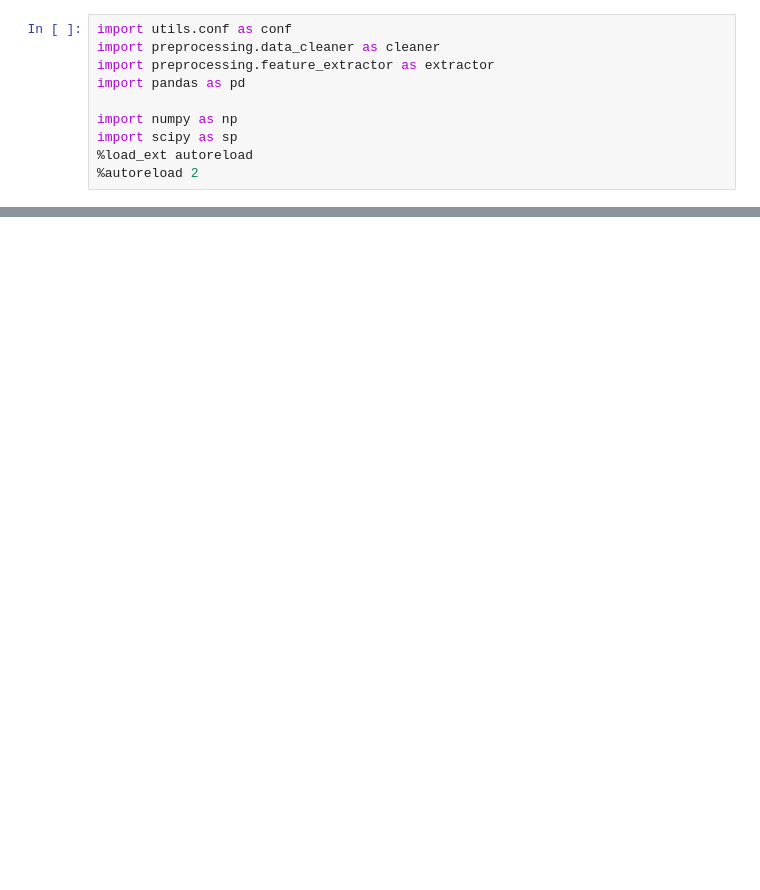
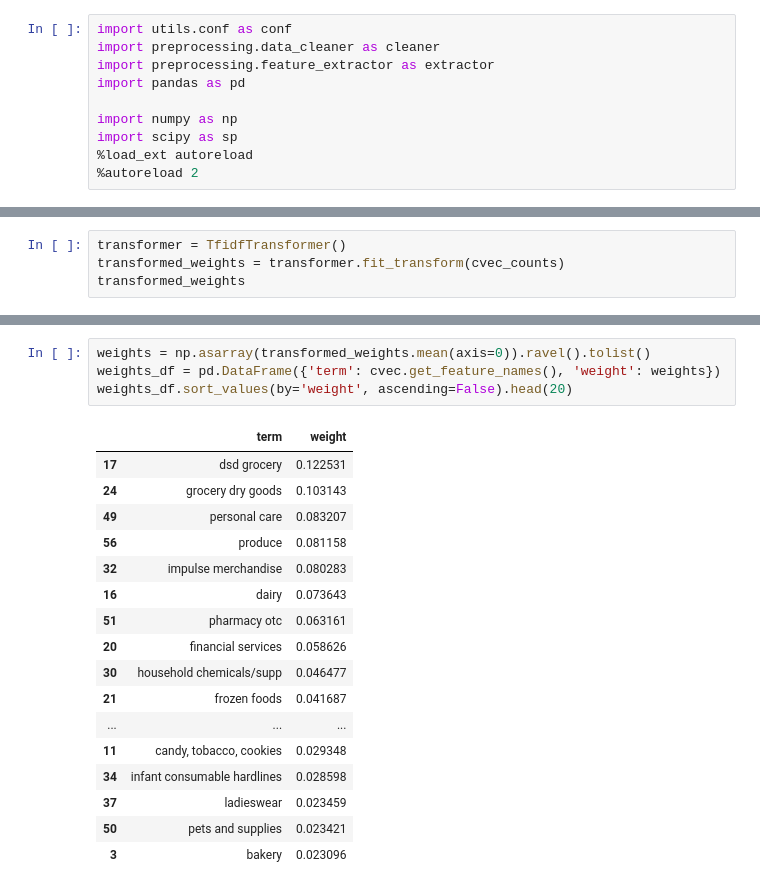
Before and after one commit to qianteng/JQXXXX, a Jupyter notebook: kaggle/modelers/wh/codebase/test_deck3.ipynb, the cells around one changed output, grey strips where cells are left out. Drawn from its saved outputs; the diff is of its cells as text; blank space fills up the shorter version.

```diff
--- a/kaggle/modelers/wh/codebase/test_deck3.ipynb
+++ b/kaggle/modelers/wh/codebase/test_deck3.ipynb
@@ -12,0 +245,4 @@ train, _ = cleaner.clean()
+# %%
+transformer = TfidfTransformer()
+transformed_weights = transformer.fit_transform(cvec_counts)
+transformed_weights
@@ -12,0 +268,22 @@ train, _ = cleaner.clean()
+# %%
+weights = np.asarray(transformed_weights.mean(axis=0)).ravel().tolist()
+weights_df = pd.DataFrame({'term': cvec.get_feature_names(), 'weight': weights})
+weights_df.sort_values(by='weight', ascending=False).head(20)
+# %% [output]
+|  | term | weight |
+| 17 | dsd grocery | 0.122531 |
+| 24 | grocery dry goods | 0.103143 |
+| 49 | personal care | 0.083207 |
+| 56 | produce | 0.081158 |
+| 32 | impulse merchandise | 0.080283 |
+| 16 | dairy | 0.073643 |
+| 51 | pharmacy otc | 0.063161 |
+| 20 | financial services | 0.058626 |
+| 30 | household chemicals/supp | 0.046477 |
+| 21 | frozen foods | 0.041687 |
+| ... | ... | ... |
+| 11 | candy, tobacco, cookies | 0.029348 |
+| 34 | infant consumable hardlines | 0.028598 |
+| 37 | ladieswear | 0.023459 |
+| 50 | pets and supplies | 0.023421 |
+| 3 | bakery | 0.023096 |
```
Also changed, not shown: parts of 55 cells of this notebook, 6 other files.
